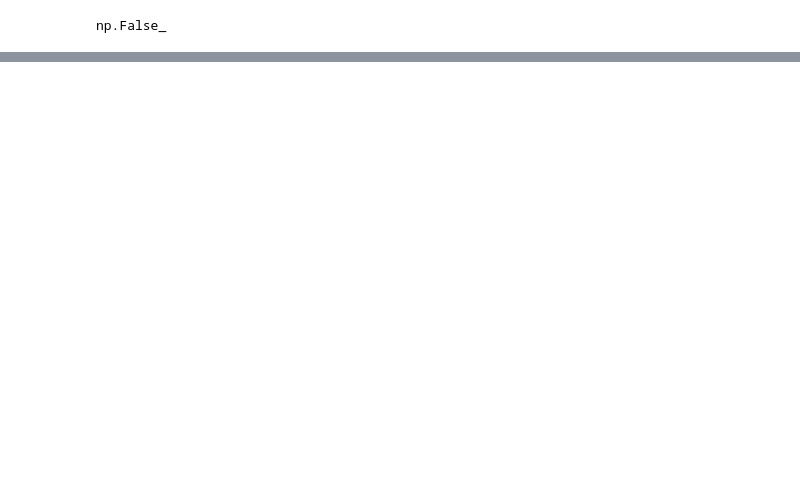
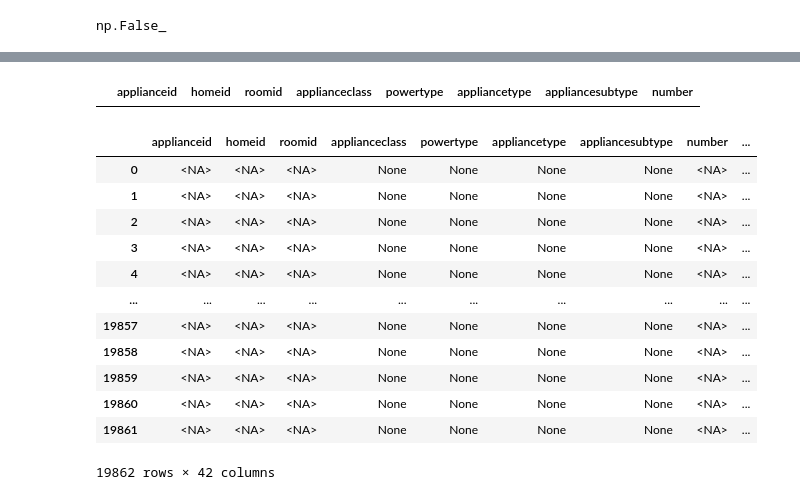
Before and after one commit to JSlusarek/Projekt-Dyplomowy-ISSI-Jan-lusarek-Kacper-Gruca, a Jupyter notebook: data_transformation.ipynb, the cells around one changed output, grey strips where cells are left out. Saved outputs shown, nothing was run; the diff lists cells and outputs as text; code cells hidden in the pictures; blank space fills up the shorter version.

Commit message:
Creating table with features for homeid

```diff
--- a/data_transformation.ipynb
+++ b/data_transformation.ipynb
@@ -68,0 +99,5 @@ Name: Number of rooms, dtype: int64
+# %%
+import pandas as pd
+
+df=pd.read_csv("Metadata\\DS_10283_3647\\metadata_and_surveys\\metadata\\sensorbox.csv")
+df2=pd.read_csv("Metadata\\DS_10283_3647\\metadata_and_surveys\\metadata\\tariff.csv")
@@ -68,0 +130,3 @@ Name: Number of rooms, dtype: int64
+# %%
+a=df.sort_values(by='applianceid', ascending=True, inplace=True)
+a
@@ -68,0 +195,32 @@ Name: Number of rooms, dtype: int64
+# %%
+duckdb.query("""
+    SELECT *
+    from 'Data/NAV/appliance.csv'
+    WHERE applianceid = 0
+""").to_df()
+# %% [output]
+|  | applianceid | homeid | roomid | applianceclass | powertype | appliancetype | appliancesubtype | number |
+# %%
+duckdb.query("""
+    SELECT a.*, sb.*, s.*
+    FROM 'Data/NAV/sensor.csv' AS s
+    LEFT JOIN 'Data/NAV/sensorbox.csv' AS sb
+        ON s.sensorboxid = sb.sensorboxid
+    LEFT JOIN 'Data/NAV/appliance.csv' AS a
+        ON sb.applianceid = a.applianceid
+    where a.applianceid is null
+""").to_df()
+# %% [output]
+|  | applianceid | homeid | roomid | applianceclass | powertype | appliancetype | appliancesubtype | number | ... |
+| 0 | <NA> | <NA> | <NA> | None | None | None | None | <NA> | ... |
+| 1 | <NA> | <NA> | <NA> | None | None | None | None | <NA> | ... |
+| 2 | <NA> | <NA> | <NA> | None | None | None | None | <NA> | ... |
+| 3 | <NA> | <NA> | <NA> | None | None | None | None | <NA> | ... |
+| 4 | <NA> | <NA> | <NA> | None | None | None | None | <NA> | ... |
+| ... | ... | ... | ... | ... | ... | ... | ... | ... | ... |
+| 19857 | <NA> | <NA> | <NA> | None | None | None | None | <NA> | ... |
+| 19858 | <NA> | <NA> | <NA> | None | None | None | None | <NA> | ... |
+| 19859 | <NA> | <NA> | <NA> | None | None | None | None | <NA> | ... |
+| 19860 | <NA> | <NA> | <NA> | None | None | None | None | <NA> | ... |
+| 19861 | <NA> | <NA> | <NA> | None | None | None | None | <NA> | ... |
+19862 rows × 42 columns
```
Also changed, not shown: parts of 32 cells of this notebook, 2 other files.
